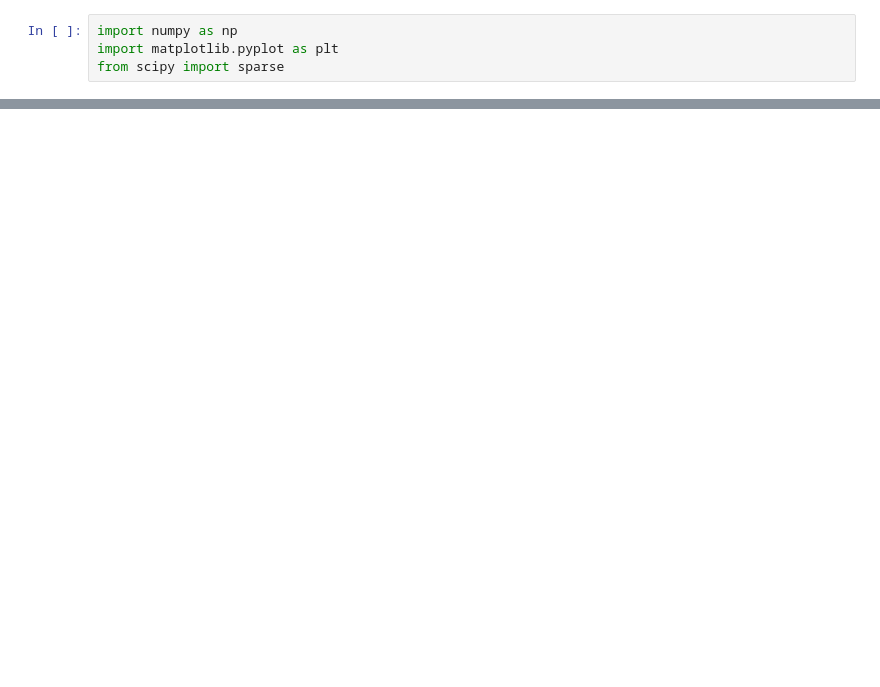
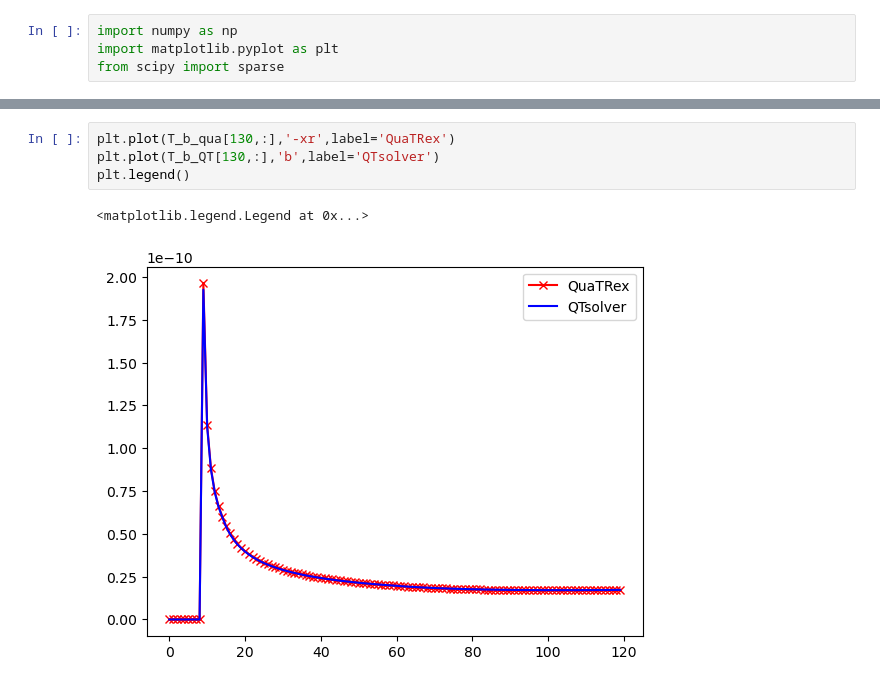
Before and after one commit to vincent-maillou/QuaTrEx, a Jupyter notebook: examples/cp2k/atomic_chain/Untitled-1.ipynb, the cells around one changed output, grey strips where cells are left out. Saved outputs shown, nothing was run; the diff lists cells and outputs as text; blank space fills up the shorter version.

```diff
--- a/examples/cp2k/atomic_chain/Untitled-1.ipynb
+++ b/examples/cp2k/atomic_chain/Untitled-1.ipynb
@@ -21,0 +32,7 @@ plt.plot(dosR)
+# %%
+plt.plot(T_b_qua[130,:],'-xr',label='QuaTRex')
+plt.plot(T_b_QT[130,:],'b',label='QTsolver')
+plt.legend()
+# %% [output]
+<matplotlib.legend.Legend at 0x...>
+[figure, added]
```
Also changed, not shown: parts of 19 cells of this notebook, 3 other files.
